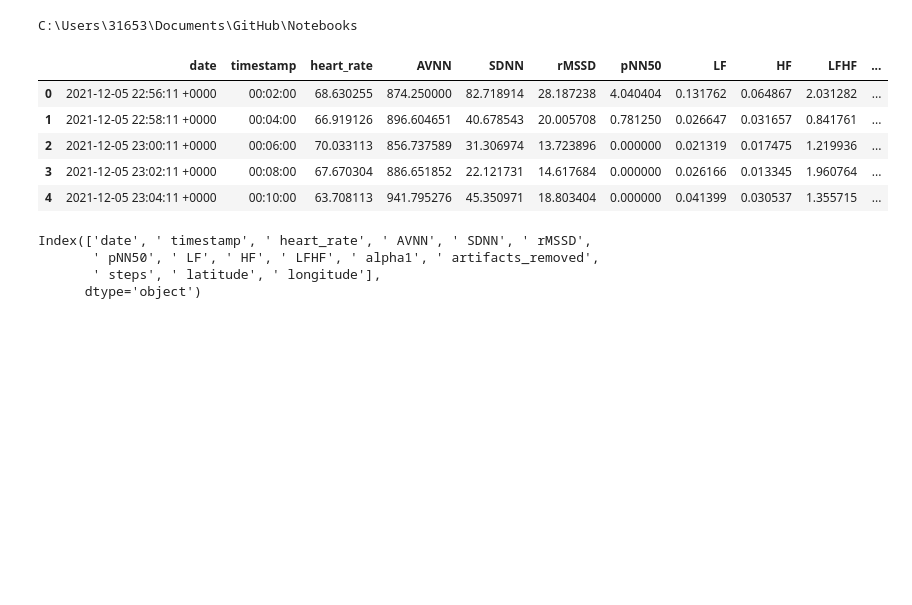
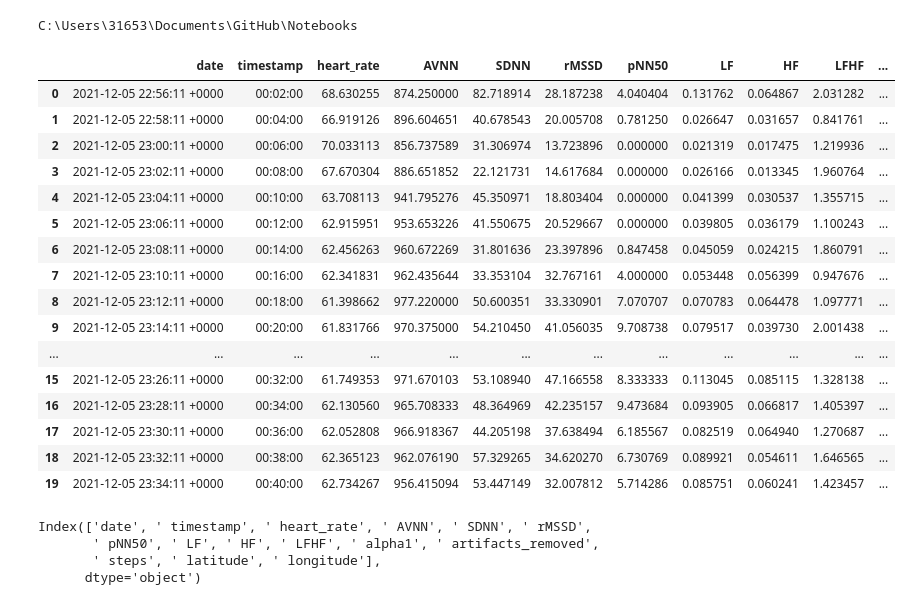
Before and after one commit to MichielBbal/Notebooks, a Jupyter notebook: 5.08 HRV logger app.ipynb, the cells around one changed output. Saved outputs shown, nothing was run; the diff lists cells and outputs as text; code cells hidden in the pictures; blank space fills up the shorter version.

```diff
--- a/5.08 HRV logger app.ipynb
+++ b/5.08 HRV logger app.ipynb
@@ -20,14 +20,25 @@ C:\Users\31653\Documents\GitHub\Notebooks
 # %%
 import pandas as pd
 HRV_df=pd.read_csv('2021-12-5_Features_.csv')
-HRV_df.head()
+HRV_df.head(20)
 # %% [output]
 |  | date | timestamp | heart_rate | AVNN | SDNN | rMSSD | pNN50 | LF | HF | LFHF | ... |
 | 0 | 2021-12-05 22:56:11 +0000 | 00:02:00 | 68.630255 | 874.250000 | 82.718914 | 28.187238 | 4.040404 | 0.131762 | 0.064867 | 2.031282 | ... |
 | 1 | 2021-12-05 22:58:11 +0000 | 00:04:00 | 66.919126 | 896.604651 | 40.678543 | 20.005708 | 0.781250 | 0.026647 | 0.031657 | 0.841761 | ... |
 | 2 | 2021-12-05 23:00:11 +0000 | 00:06:00 | 70.033113 | 856.737589 | 31.306974 | 13.723896 | 0.000000 | 0.021319 | 0.017475 | 1.219936 | ... |
 | 3 | 2021-12-05 23:02:11 +0000 | 00:08:00 | 67.670304 | 886.651852 | 22.121731 | 14.617684 | 0.000000 | 0.026166 | 0.013345 | 1.960764 | ... |
 | 4 | 2021-12-05 23:04:11 +0000 | 00:10:00 | 63.708113 | 941.795276 | 45.350971 | 18.803404 | 0.000000 | 0.041399 | 0.030537 | 1.355715 | ... |
+| 5 | 2021-12-05 23:06:11 +0000 | 00:12:00 | 62.915951 | 953.653226 | 41.550675 | 20.529667 | 0.000000 | 0.039805 | 0.036179 | 1.100243 | ... |
+| 6 | 2021-12-05 23:08:11 +0000 | 00:14:00 | 62.456263 | 960.672269 | 31.801636 | 23.397896 | 0.847458 | 0.045059 | 0.024215 | 1.860791 | ... |
+| 7 | 2021-12-05 23:10:11 +0000 | 00:16:00 | 62.341831 | 962.435644 | 33.353104 | 32.767161 | 4.000000 | 0.053448 | 0.056399 | 0.947676 | ... |
+| 8 | 2021-12-05 23:12:11 +0000 | 00:18:00 | 61.398662 | 977.220000 | 50.600351 | 33.330901 | 7.070707 | 0.070783 | 0.064478 | 1.097771 | ... |
+| 9 | 2021-12-05 23:14:11 +0000 | 00:20:00 | 61.831766 | 970.375000 | 54.210450 | 41.056035 | 9.708738 | 0.079517 | 0.039730 | 2.001438 | ... |
+| ... | ... | ... | ... | ... | ... | ... | ... | ... | ... | ... | ... |
+| 15 | 2021-12-05 23:26:11 +0000 | 00:32:00 | 61.749353 | 971.670103 | 53.108940 | 47.166558 | 8.333333 | 0.113045 | 0.085115 | 1.328138 | ... |
+| 16 | 2021-12-05 23:28:11 +0000 | 00:34:00 | 62.130560 | 965.708333 | 48.364969 | 42.235157 | 9.473684 | 0.093905 | 0.066817 | 1.405397 | ... |
+| 17 | 2021-12-05 23:30:11 +0000 | 00:36:00 | 62.052808 | 966.918367 | 44.205198 | 37.638494 | 6.185567 | 0.082519 | 0.064940 | 1.270687 | ... |
+| 18 | 2021-12-05 23:32:11 +0000 | 00:38:00 | 62.365123 | 962.076190 | 57.329265 | 34.620270 | 6.730769 | 0.089921 | 0.054611 | 1.646565 | ... |
+| 19 | 2021-12-05 23:34:11 +0000 | 00:40:00 | 62.734267 | 956.415094 | 53.447149 | 32.007812 | 5.714286 | 0.085751 | 0.060241 | 1.423457 | ... |
 # %%
 HRV_df.columns
 # %% [output]
```
Also changed, not shown: parts of 4 cells of this notebook, 7 other files.
